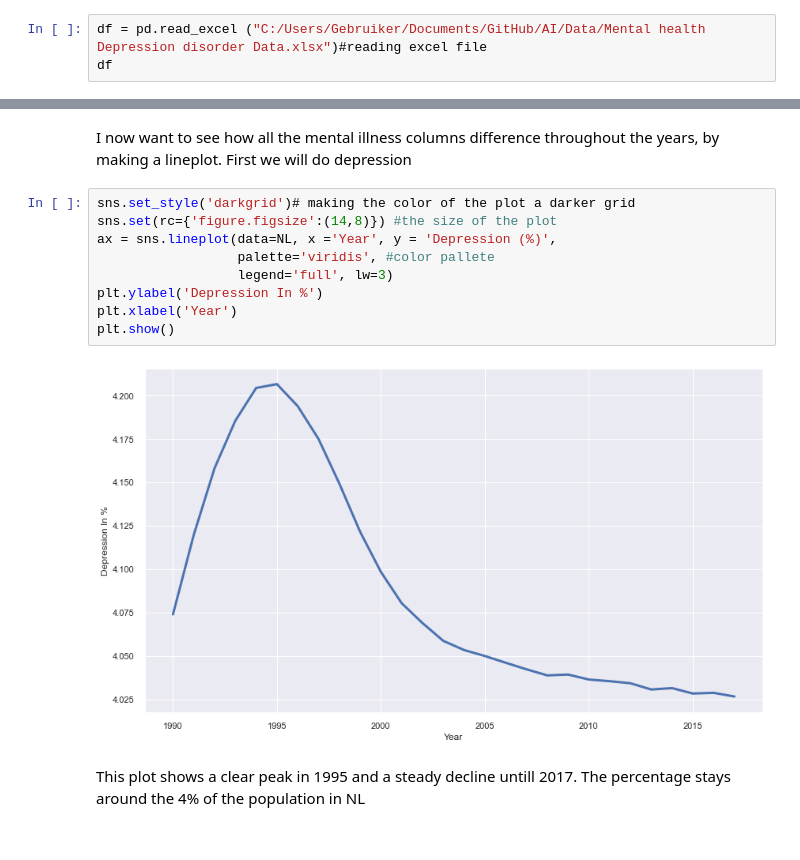
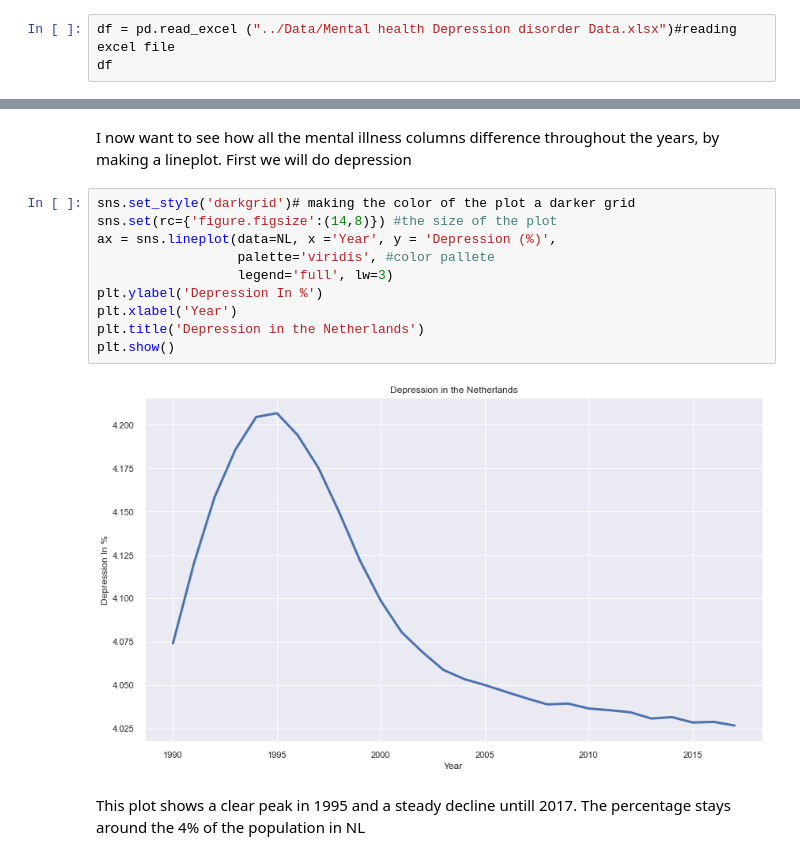
Before and after one commit to AviMegin/AI, a Jupyter notebook: Python/Challenge 2.ipynb, the cells around one changed output, grey strips where cells are left out. Saved outputs shown, nothing was run; the diff lists cells and outputs as text.

```diff
--- a/Python/Challenge 2.ipynb
+++ b/Python/Challenge 2.ipynb
@@ -59,5 +60,5 @@ I also found another dataset stating specific depression cases. it stated people
 # %%
-df = pd.read_excel ("C:/Users/Gebruiker/Documents/GitHub/AI/Data/Mental health Depression disorder Data.xlsx")#reading excel file
+df = pd.read_excel ("../Data/Mental health Depression disorder Data.xlsx")#reading excel file
 df
 # %% [output]
 |  | Entity | Code | Year | Schizophrenia (%) | Bipolar disorder (%) | Eating disorders (%) | ... |
@@ -102,14 +103,15 @@ I now want to see how all the mental illness columns difference throughout the y
 # %%
 sns.set_style('darkgrid')# making the color of the plot a darker grid
 sns.set(rc={'figure.figsize':(14,8)}) #the size of the plot
 ax = sns.lineplot(data=NL, x ='Year', y = 'Depression (%)',
                   palette='viridis', #color pallete
                   legend='full', lw=3)
 plt.ylabel('Depression In %')
 plt.xlabel('Year')
+plt.title('Depression in the Netherlands')
 plt.show()
 # %% [output]
-[figure, old version]
+[figure, new version]
 # %% [markdown]
 This plot shows a clear peak in 1995 and a steady decline untill 2017. The percentage stays around the 4% of the population in NL
 # %% [markdown]
```
Also changed, not shown: parts of 36 cells of this notebook.
